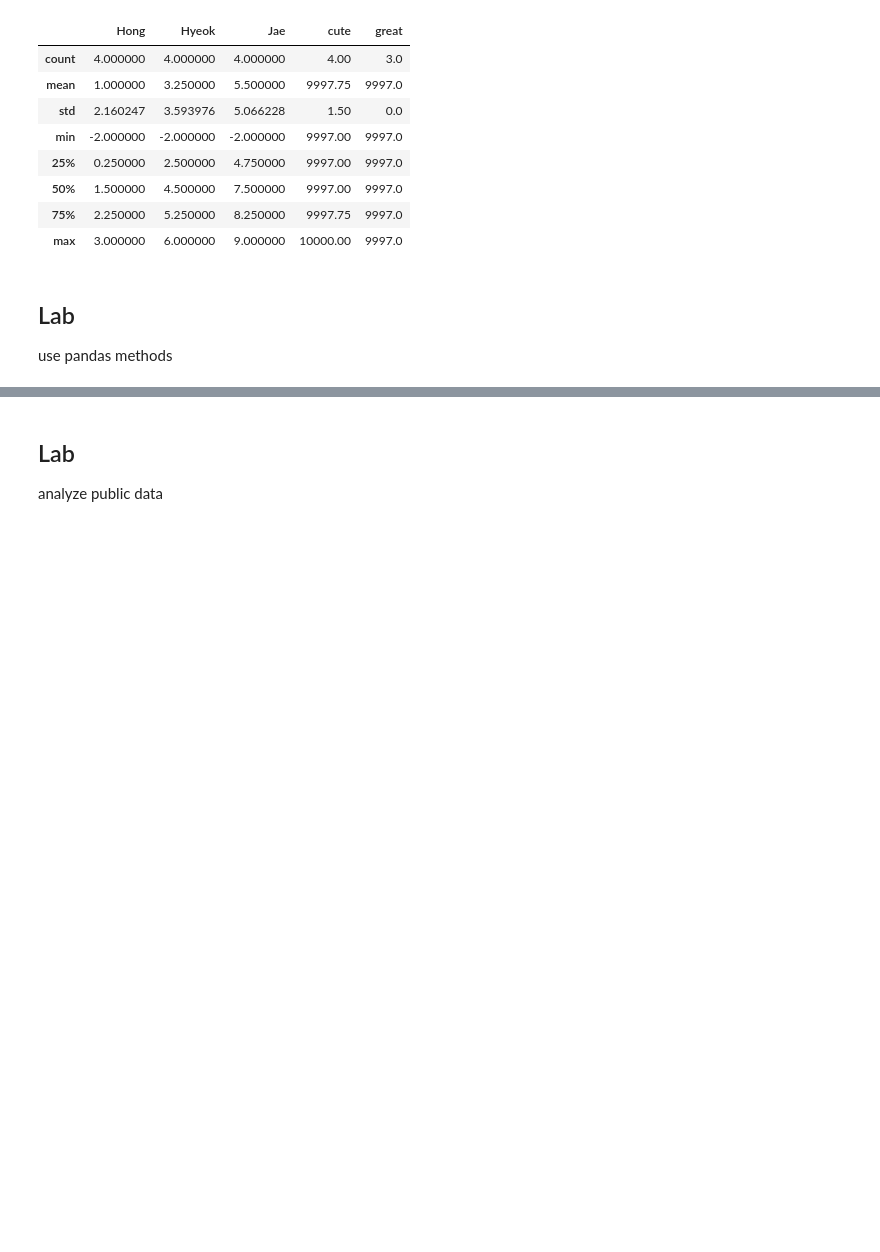
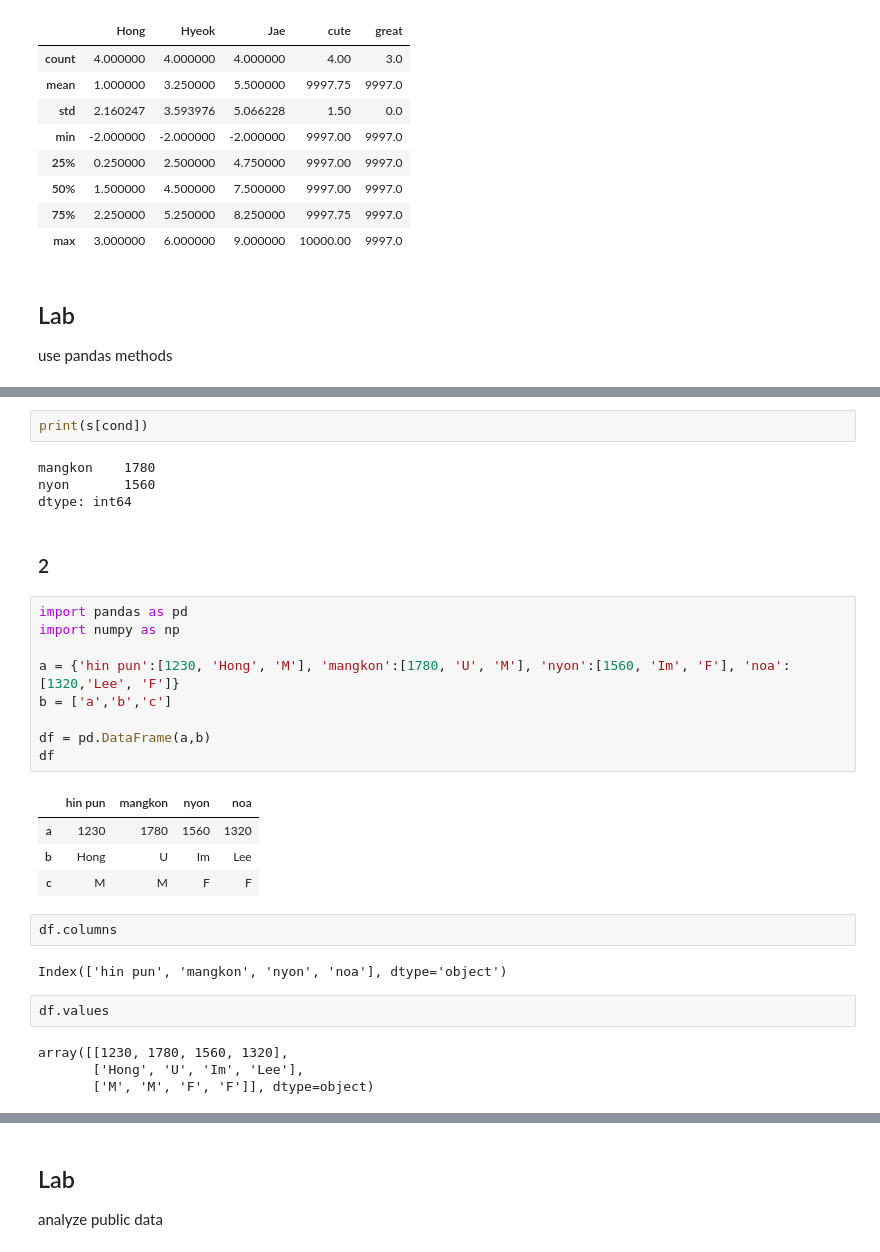
Before and after one commit to gurwoghd/2023_WFK_ICT-Jordan-, a Jupyter notebook: sourcecodes/day3.ipynb, the cells around one changed output, grey strips where cells are left out. Drawn from its saved outputs; the diff is of its cells as text; blank space fills up the shorter version.

```diff
--- a/sourcecodes/day3.ipynb
+++ b/sourcecodes/day3.ipynb
@@ -772,0 +804,32 @@ use pandas methods
+# %%
+print(s[cond])
+# %% [output]
+mangkon    1780
+nyon       1560
+dtype: int64
+# %% [markdown]
+### 2
+# %%
+import pandas as pd
+import numpy as np
+
+a = {'hin pun':[1230, 'Hong', 'M'], 'mangkon':[1780, 'U', 'M'], 'nyon':[1560, 'Im', 'F'], 'noa':[1320,'Lee', 'F']}
+b = ['a','b','c']
+
+df = pd.DataFrame(a,b)
+df
+# %% [output]
+|  | hin pun | mangkon | nyon | noa |
+| a | 1230 | 1780 | 1560 | 1320 |
+| b | Hong | U | Im | Lee |
+| c | M | M | F | F |
+# %%
+df.columns
+# %% [output]
+Index(['hin pun', 'mangkon', 'nyon', 'noa'], dtype='object')
+# %%
+df.values
+# %% [output]
+array([[1230, 1780, 1560, 1320],
+       ['Hong', 'U', 'Im', 'Lee'],
+       ['M', 'M', 'F', 'F']], dtype=object)
```
Also changed, not shown: parts of 14 cells of this notebook.
